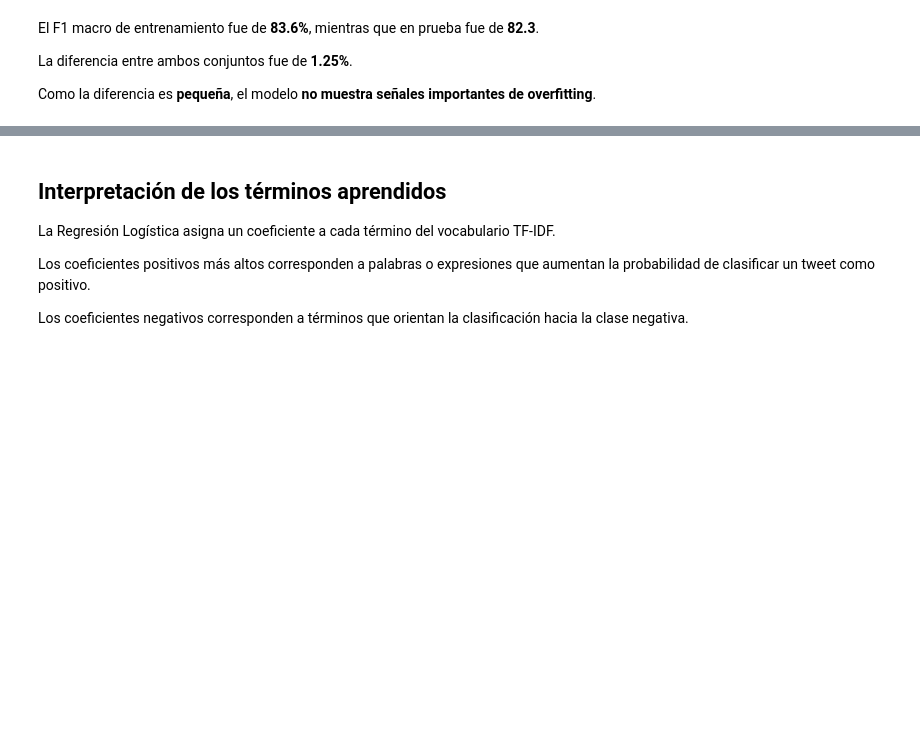
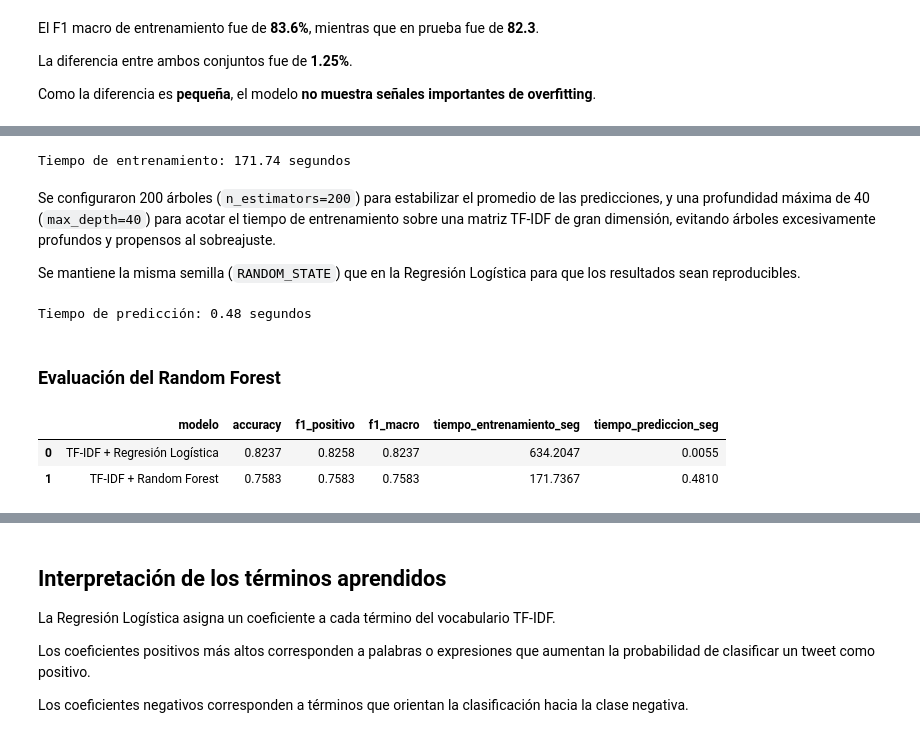
Before and after one commit to AlejoMarconi/tp3-nlp-tweets, a Jupyter notebook: notebook.ipynb, the cells around one changed output, grey strips where cells are left out. Cells and saved outputs as stored; diff of their text form; code cells hidden in the pictures; blank space fills up the shorter version.

```diff
--- a/notebook.ipynb
+++ b/notebook.ipynb
@@ -1044,0 +1051,73 @@ Como la diferencia es **pequeña**, el modelo **no muestra señales importantes
+# %%
+from sklearn.ensemble import RandomForestClassifier
+
+modelo_rf = RandomForestClassifier(
+    n_estimators=200,
+    max_depth=40,
+    n_jobs=-1,
+    random_state=RANDOM_STATE
+)
+
+inicio = time.time()
+
+modelo_rf.fit(
+    X_train_tfidf,
+    y_train
+)
+
+tiempo_entrenamiento_rf = time.time() - inicio
+
+print(
+    f"Tiempo de entrenamiento: "
+    f"{tiempo_entrenamiento_rf:.2f} segundos"
+)
+# %% [output]
+Tiempo de entrenamiento: 171.74 segundos
+# %% [markdown]
+Se configuraron 200 árboles (`n_estimators=200`) para estabilizar el promedio de las predicciones, y una profundidad máxima de 40 (`max_depth=40`) para acotar el tiempo de entrenamiento sobre una matriz TF-IDF de gran dimensión, evitando árboles excesivamente profundos y propensos al sobreajuste.
+
+Se mantiene la misma semilla (`RANDOM_STATE`) que en la Regresión Logística para que los resultados sean reproducibles.
+# %%
+inicio = time.time()
+
+y_pred_rf = modelo_rf.predict(X_test_tfidf)
+
+tiempo_prediccion_rf = time.time() - inicio
+
+print(
+    f"Tiempo de predicción: "
+    f"{tiempo_prediccion_rf:.2f} segundos"
+)
+# %% [output]
+Tiempo de predicción: 0.48 segundos
+# %% [markdown]
+### Evaluación del Random Forest
+# %%
+metricas_rf = pd.DataFrame([{
+    "modelo": "TF-IDF + Random Forest",
+    "accuracy": accuracy_score(y_test, y_pred_rf),
+    "f1_positivo": f1_score(
+        y_test,
+        y_pred_rf,
+        zero_division=0
+    ),
+    "f1_macro": f1_score(
+        y_test,
+        y_pred_rf,
+        average="macro",
+        zero_division=0
+    ),
+    "tiempo_entrenamiento_seg": tiempo_entrenamiento_rf,
+    "tiempo_prediccion_seg": tiempo_prediccion_rf
+}])
+
+metricas_modelo = pd.concat(
+    [metricas_modelo, metricas_rf],
+    ignore_index=True
+)
+
+display(metricas_modelo.round(4))
+# %% [output]
+|  | modelo | accuracy | f1_positivo | f1_macro | tiempo_entrenamiento_seg | tiempo_prediccion_seg |
+| 0 | TF-IDF + Regresión Logística | 0.8237 | 0.8258 | 0.8237 | 634.2047 | 0.0055 |
+| 1 | TF-IDF + Random Forest | 0.7583 | 0.7583 | 0.7583 | 171.7367 | 0.4810 |
```
Also changed, not shown: parts of 21 cells of this notebook.
